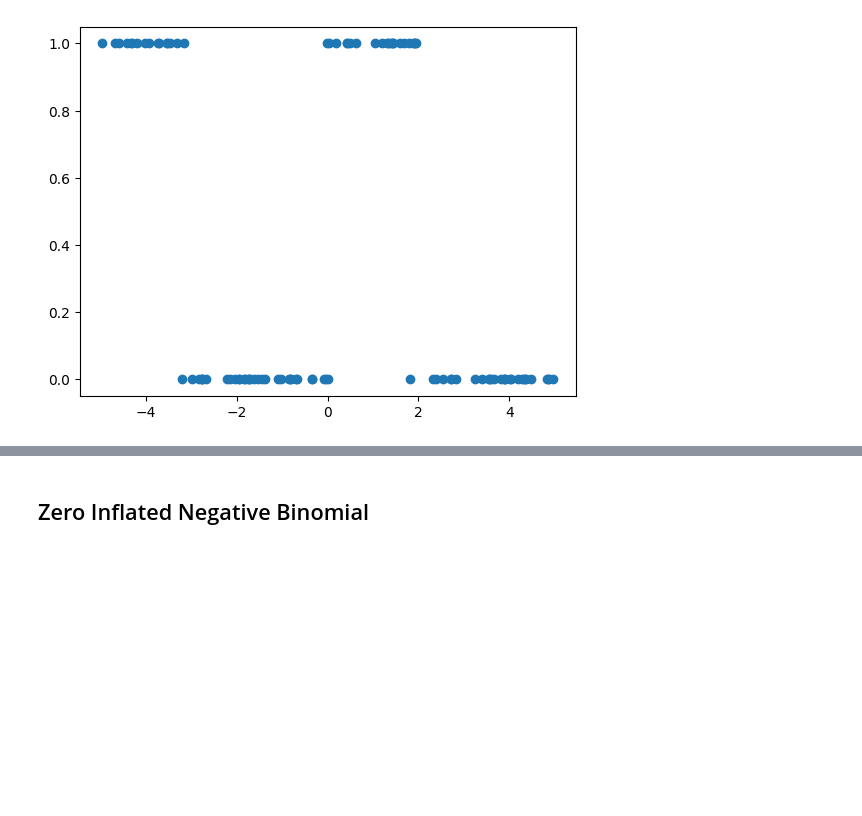
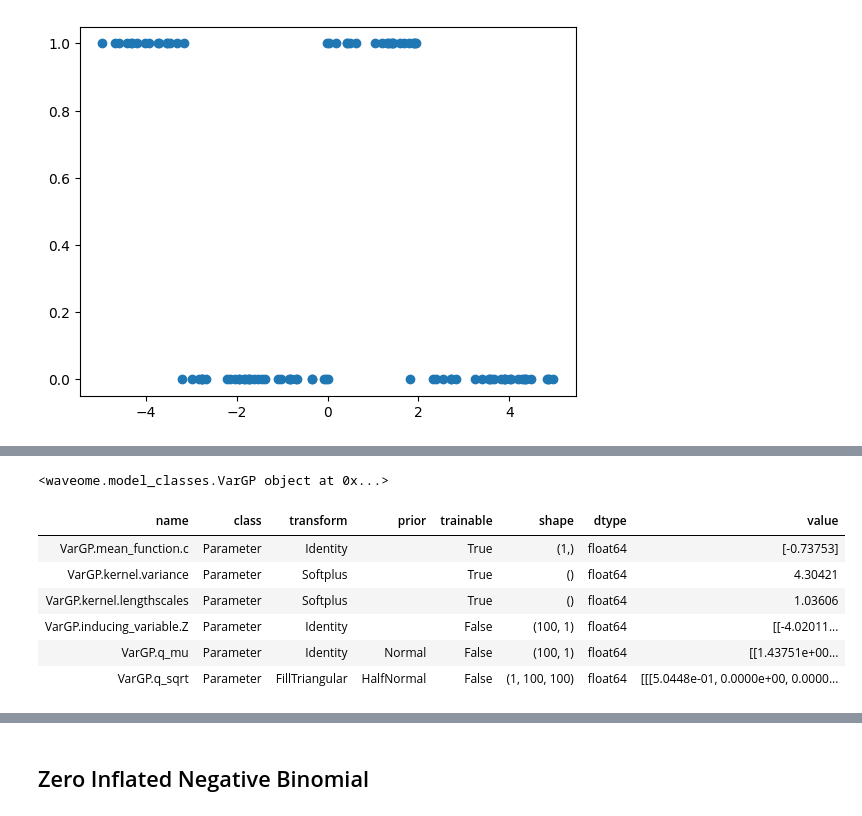
Before and after one commit to omicsEye/waveome, a Jupyter notebook: examples/simulations/simple_regression_different_models.ipynb, the cells around one changed output, grey strips where cells are left out. Drawn from its saved outputs; the diff is of its cells as text; code cells hidden in the pictures; blank space fills up the shorter version.

```diff
--- a/examples/simulations/simple_regression_different_models.ipynb
+++ b/examples/simulations/simple_regression_different_models.ipynb
@@ -201,0 +204,10 @@ WARNING:absl:At this time, the v2.11+ optimizer `tf.keras.optimizers.NaturalGrad
+# %%
+# logistic_gp.randomize_params()
+# Optimization parameters can also be customized if interested
+logistic_gp.optimize_params(
+    # adam_learning_rate=0.00001,
+    # convergence_threshold=1e-3,
+    # num_opt_iter=20000
+)
+logistic_gp
+# %% [output]
@@ -202,3 +232,11 @@ WARNING:absl:At this time, the v2.11+ optimizer `tf.keras.optimizers.NaturalGrad
+<waveome.model_classes.VarGP object at 0x...>
+| name | class | transform | prior | trainable | shape | dtype | value |
+| VarGP.mean_function.c | Parameter | Identity |  | True | (1,) | float64 | [-0.73753] |
+| VarGP.kernel.variance | Parameter | Softplus |  | True | () | float64 | 4.30421 |
+| VarGP.kernel.lengthscales | Parameter | Softplus |  | True | () | float64 | 1.03606 |
+| VarGP.inducing_variable.Z | Parameter | Identity |  | False | (100, 1) | float64 | [[-4.02011... |
+| VarGP.q_mu | Parameter | Identity | Normal | False | (100, 1) | float64 | [[1.43751e+00... |
+| VarGP.q_sqrt | Parameter | FillTriangular | HalfNormal | False | (1, 100, 100) | float64 | [[[5.0448e-01, 0.0000e+00, 0.0000... |
 # %%
 # Now plot the resulting model predictions
 figs, axs = plt.subplots(2, 1, figsize=(5, 5))
```
Also changed, not shown: parts of 40 cells of this notebook, 1 other file.
